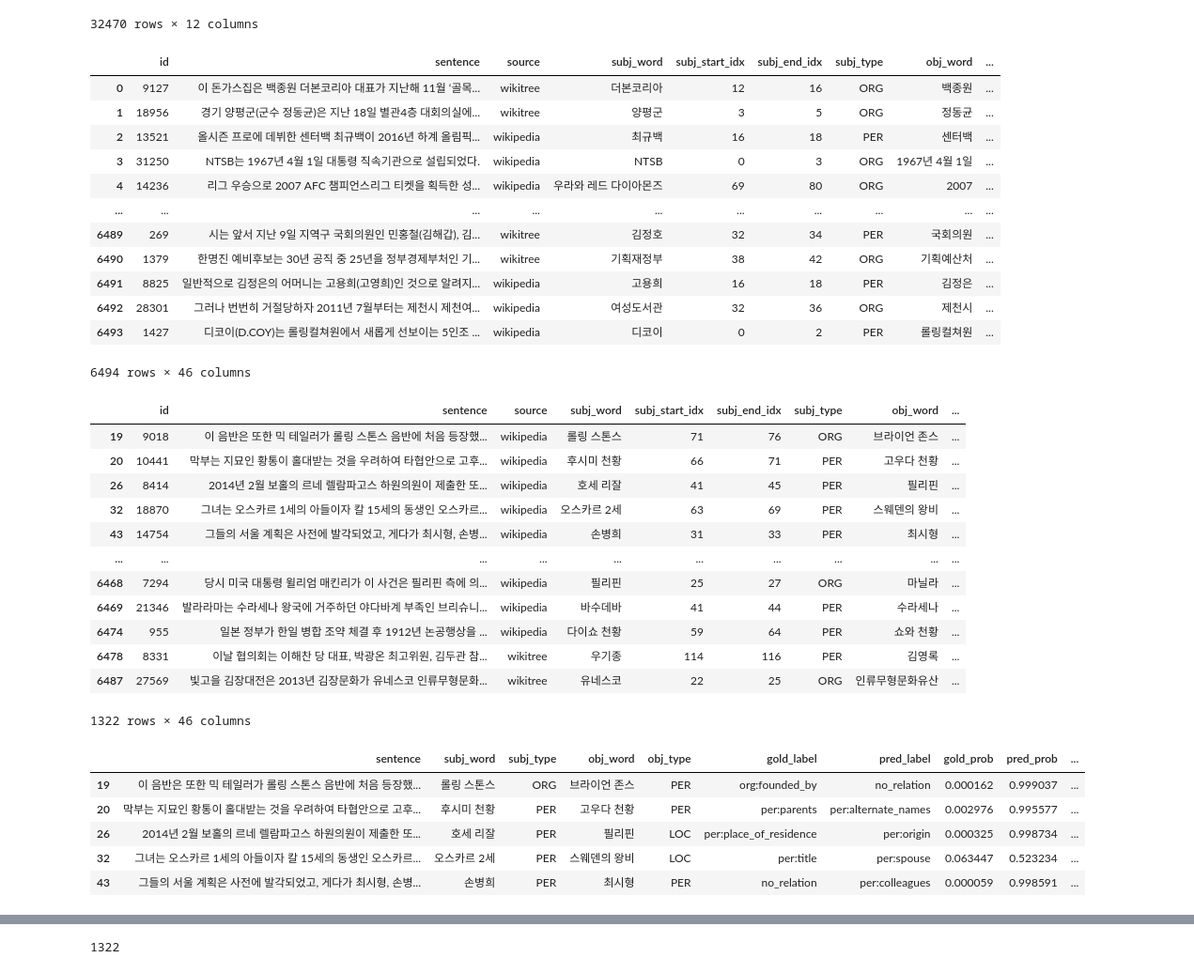
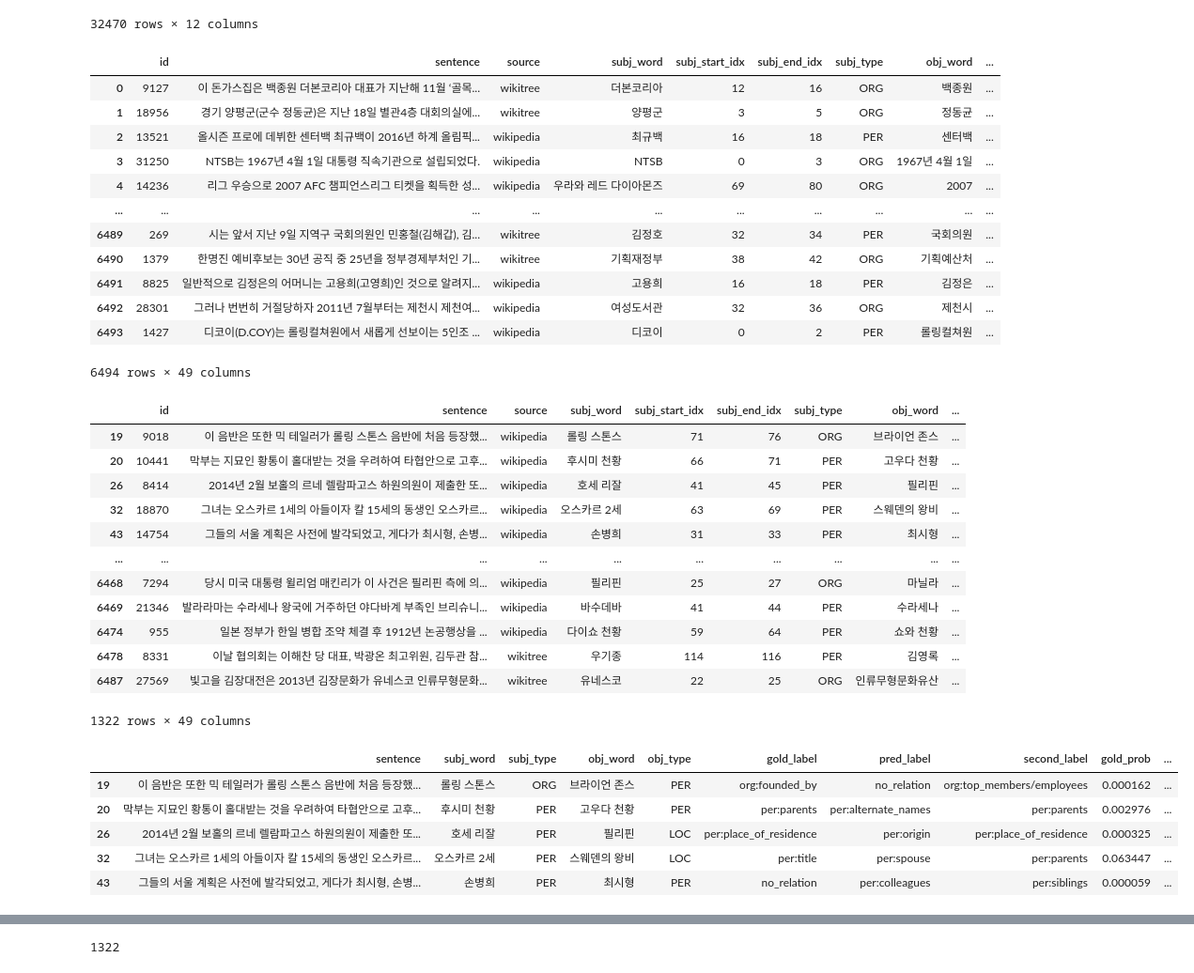
Before and after one commit to boostcampaitech4lv23nlp1/level2_klue_nlp-level2-nlp-07, a Jupyter notebook: notebooks/dev_prob.ipynb, the cells around one changed output, grey strips where cells are left out. Shown at 94% size. Saved outputs shown, nothing was run; the diff lists cells and outputs as text; code cells hidden in the pictures.

Commit message:
feat: update second label and prob to dataframe

```diff
--- a/notebooks/dev_prob.ipynb
+++ b/notebooks/dev_prob.ipynb
@@ -229,17 +229,27 @@ def pred_pd(dev_dataset,label_dict):
     temp = dev_dataset['probs'].apply(lambda x: pd.Series(np.array(eval(x))))
     temp.columns=label_dict
     concatSet = pd.concat([dev_dataset[['id','gold_label','pred_label']],temp],axis=1)
+    second_label=[]
+    second_prob=[]
     pred_prob=[]
     gold_prob=[]
     prob_diff=[]
+    prse_diff=[]
     for i,r in concatSet.iterrows():
+        prob_sort = r[3:].sort_values()
+        second_label.append(prob_sort.keys()[-2])
+        second_prob.append(prob_sort[-2])
         pred_prob.append(r[concatSet['pred_label'][i]])
         gold_prob.append(r[concatSet['gold_label'][i]])
         prob_diff.append(r[concatSet['pred_label'][i]]-r[concatSet['gold_label'][i]])
+        prse_diff.append(r[concatSet['pred_label'][i]]-prob_sort[-2])
+    concatSet['second_label'] = second_label
+    concatSet['second_prob'] = second_prob
     concatSet['pred_prob'] = pred_prob
     concatSet['gold_prob'] = gold_prob
     concatSet['prob_diff'] = prob_diff
-    del temp,  pred_prob, gold_prob, prob_diff
+    concatSet['prse_diff'] = prse_diff
+    del temp,  pred_prob, gold_prob, prob_diff, prob_sort, second_label, second_prob, prse_diff
     return concatSet
 # %%
 full_dev_st = pred_pd(dev_loss_st,dict_label_to_num)
@@ -336,7 +346,7 @@ tp
 | 6491 | 8825 | 일반적으로 김정은의 어머니는 고용희(고영희)인 것으로 알려지... | wikipedia | 고용희 | 16 | 18 | PER | 김정은 | ... |
 | 6492 | 28301 | 그러나 번번히 거절당하자 2011년 7월부터는 제천시 제천여... | wikipedia | 여성도서관 | 32 | 36 | ORG | 제천시 | ... |
 | 6493 | 1427 | 디코이(D.COY)는 롤링컬쳐원에서 새롭게 선보이는 5인조 ... | wikipedia | 디코이 | 0 | 2 | PER | 롤링컬쳐원 | ... |
-6494 rows × 46 columns
+6494 rows × 49 columns
 # %%
 tp[tp['gold_label']!=tp['pred_label']]
 # %% [output]
@@ -352,14 +362,14 @@ tp[tp['gold_label']!=tp['pred_label']]
 | 6474 | 955 | 일본 정부가 한일 병합 조약 체결 후 1912년 논공행상을 ... | wikipedia | 다이쇼 천황 | 59 | 64 | PER | 쇼와 천황 | ... |
 | 6478 | 8331 | 이날 협의회는 이해찬 당 대표, 박광온 최고위원, 김두관 참... | wikitree | 우기종 | 114 | 116 | PER | 김영록 | ... |
 | 6487 | 27569 | 빛고을 김장대전은 2013년 김장문화가 유네스코 인류무형문화... | wikitree | 유네스코 | 22 | 25 | ORG | 인류무형문화유산 | ... |
-1322 rows × 46 columns
+1322 rows × 49 columns
 # %%
-no_match=tp[tp['gold_label']!=tp['pred_label']][['sentence','subj_word','subj_type','obj_word','obj_type','gold_label','pred_label','gold_prob','pred_prob','prob_diff']]
+no_match=tp[tp['gold_label']!=tp['pred_label']][['sentence','subj_word','subj_type','obj_word','obj_type','gold_label','pred_label','second_label','gold_prob','pred_prob','second_prob','prob_diff','prse_diff']]
 no_match.head(5)
 # %% [output]
-|  | sentence | subj_word | subj_type | obj_word | obj_type | gold_label | pred_label | gold_prob | pred_prob | ... |
-| 19 | 이 음반은 또한 믹 테일러가 롤링 스톤스 음반에 처음 등장했... | 롤링 스톤스 | ORG | 브라이언 존스 | PER | org:founded_by | no_relation | 0.000162 | 0.999037 | ... |
-| 20 | 막부는 지묘인 황통이 홀대받는 것을 우려하여 타협안으로 고후... | 후시미 천황 | PER | 고우다 천황 | PER | per:parents | per:alternate_names | 0.002976 | 0.995577 | ... |
-| 26 | 2014년 2월 보홀의 르네 렐람파고스 하원의원이 제출한 또... | 호세 리잘 | PER | 필리핀 | LOC | per:place_of_residence | per:origin | 0.000325 | 0.998734 | ... |
-| 32 | 그녀는 오스카르 1세의 아들이자 칼 15세의 동생인 오스카르... | 오스카르 2세 | PER | 스웨덴의 왕비 | LOC | per:title | per:spouse | 0.063447 | 0.523234 | ... |
-| 43 | 그들의 서울 계획은 사전에 발각되었고, 게다가 최시형, 손병... | 손병희 | PER | 최시형 | PER | no_relation | per:colleagues | 0.000059 | 0.998591 | ... |
+|  | sentence | subj_word | subj_type | obj_word | obj_type | gold_label | pred_label | second_label | gold_prob | ... |
+| 19 | 이 음반은 또한 믹 테일러가 롤링 스톤스 음반에 처음 등장했... | 롤링 스톤스 | ORG | 브라이언 존스 | PER | org:founded_by | no_relation | org:top_members/employees | 0.000162 | ... |
+| 20 | 막부는 지묘인 황통이 홀대받는 것을 우려하여 타협안으로 고후... | 후시미 천황 | PER | 고우다 천황 | PER | per:parents | per:alternate_names | per:parents | 0.002976 | ... |
+| 26 | 2014년 2월 보홀의 르네 렐람파고스 하원의원이 제출한 또... | 호세 리잘 | PER | 필리핀 | LOC | per:place_of_residence | per:origin | per:place_of_residence | 0.000325 | ... |
+| 32 | 그녀는 오스카르 1세의 아들이자 칼 15세의 동생인 오스카르... | 오스카르 2세 | PER | 스웨덴의 왕비 | LOC | per:title | per:spouse | per:parents | 0.063447 | ... |
+| 43 | 그들의 서울 계획은 사전에 발각되었고, 게다가 최시형, 손병... | 손병희 | PER | 최시형 | PER | no_relation | per:colleagues | per:siblings | 0.000059 | ... |
```
Also changed, not shown: parts of 3 cells of this notebook.
